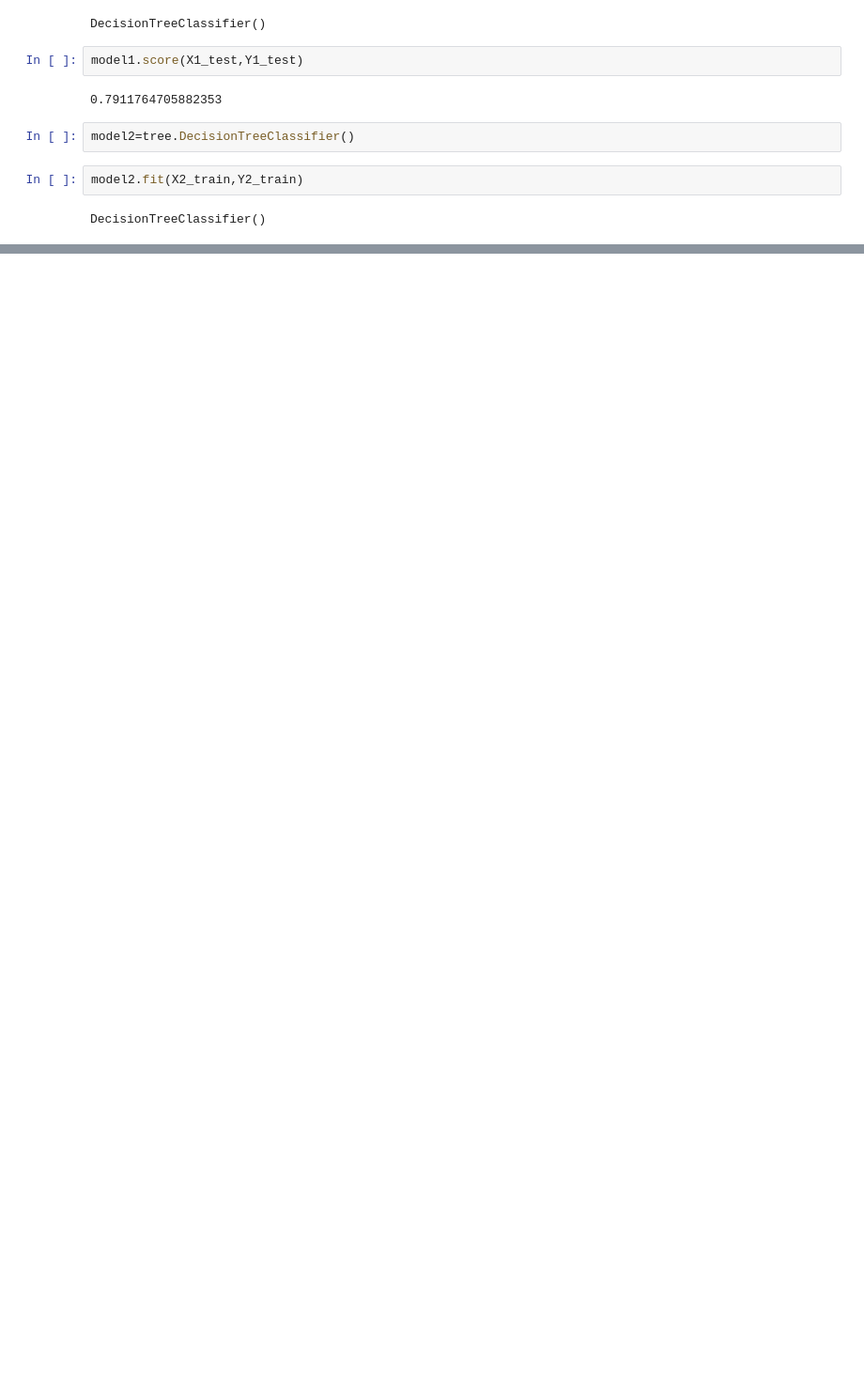
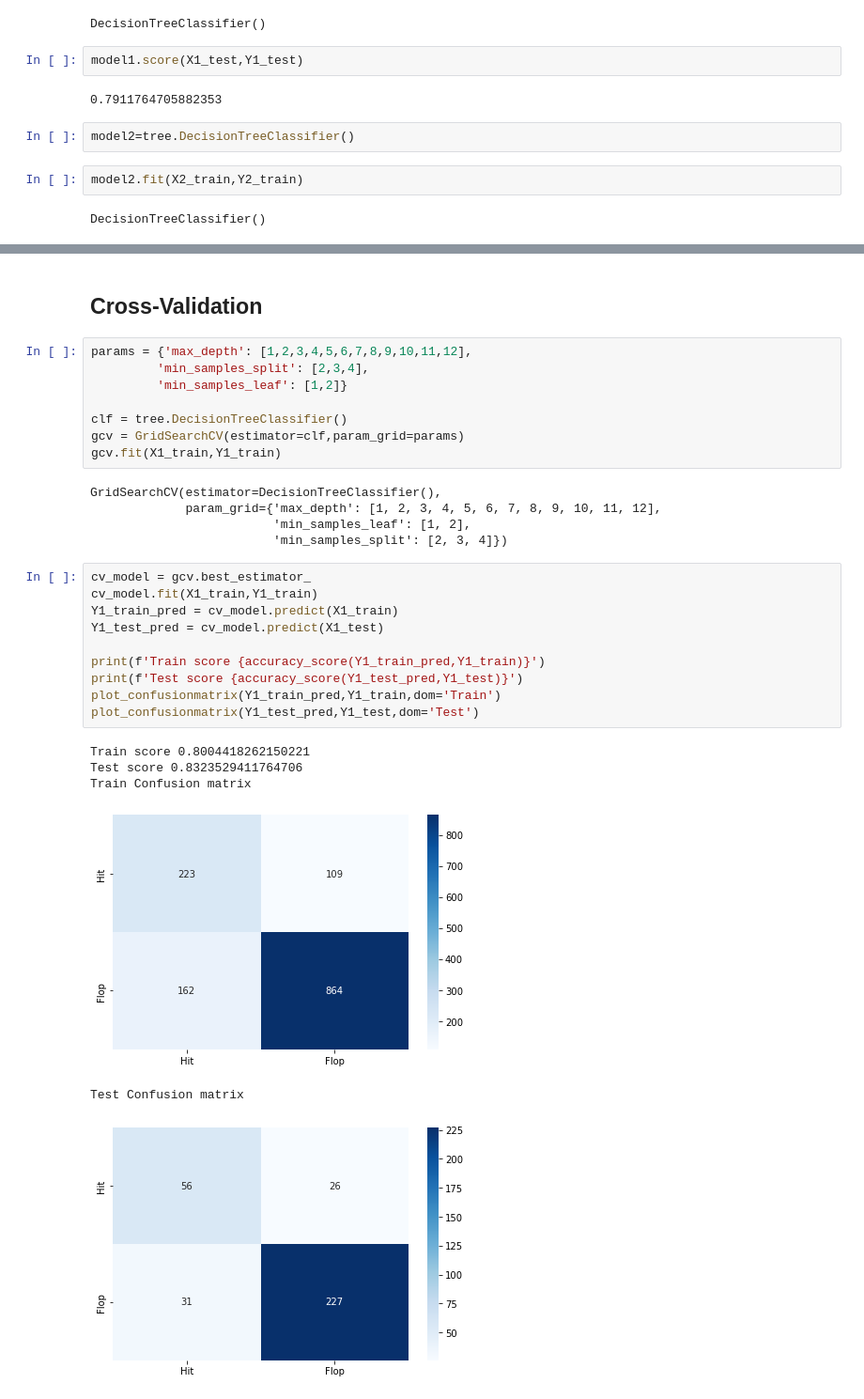
Before and after one commit to shreyanc07/comparitive-analysis-of-decision-tree-and-naive-bayes-model-for-classification, a Jupyter notebook: src/DMML_TASK_2/preprocessing.ipynb, the cells around one changed output, grey strips where cells are left out. Shown at 94% size. Cells and saved outputs as stored; diff of their text form; blank space fills up the shorter version.

```diff
--- a/src/DMML_TASK_2/preprocessing.ipynb
+++ b/src/DMML_TASK_2/preprocessing.ipynb
@@ -425,0 +436,32 @@ model2.score(X2_test,Y2_test)
+# %% [markdown]
+## Cross-Validation
+# %%
+params = {'max_depth': [1,2,3,4,5,6,7,8,9,10,11,12],
+         'min_samples_split': [2,3,4],
+         'min_samples_leaf': [1,2]}
+
+clf = tree.DecisionTreeClassifier()
+gcv = GridSearchCV(estimator=clf,param_grid=params)
+gcv.fit(X1_train,Y1_train)
+# %% [output]
+GridSearchCV(estimator=DecisionTreeClassifier(),
+             param_grid={'max_depth': [1, 2, 3, 4, 5, 6, 7, 8, 9, 10, 11, 12],
+                         'min_samples_leaf': [1, 2],
+                         'min_samples_split': [2, 3, 4]})
+# %%
+cv_model = gcv.best_estimator_
+cv_model.fit(X1_train,Y1_train)
+Y1_train_pred = cv_model.predict(X1_train)
+Y1_test_pred = cv_model.predict(X1_test)
+
+print(f'Train score {accuracy_score(Y1_train_pred,Y1_train)}')
+print(f'Test score {accuracy_score(Y1_test_pred,Y1_test)}')
+plot_confusionmatrix(Y1_train_pred,Y1_train,dom='Train')
+plot_confusionmatrix(Y1_test_pred,Y1_test,dom='Test')
+# %% [output]
+Train score 0.8004418262150221
+Test score 0.8323529411764706
+Train Confusion matrix
+[figure, added]
+Test Confusion matrix
+[figure, added]
```
Also changed, not shown: parts of 49 cells of this notebook.
